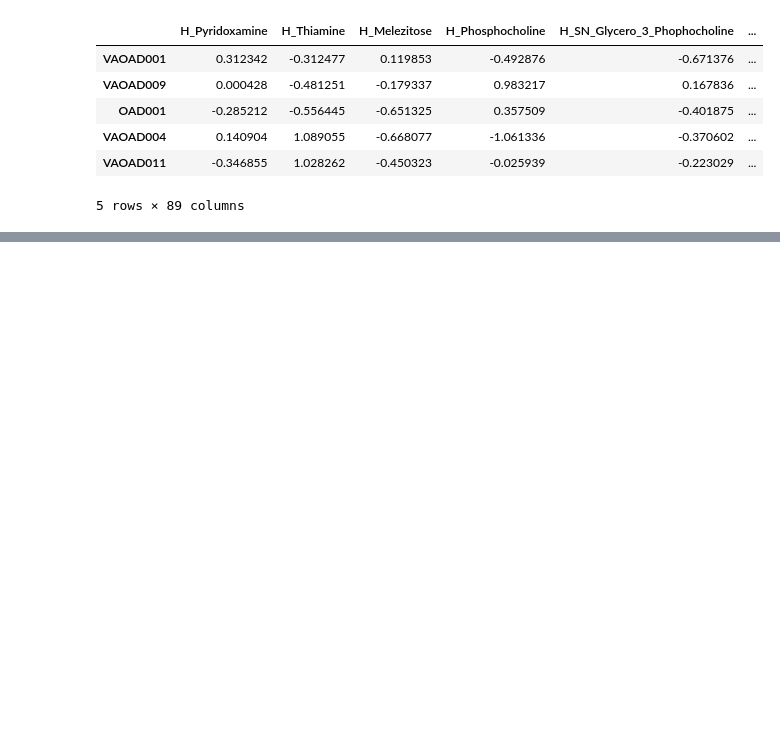
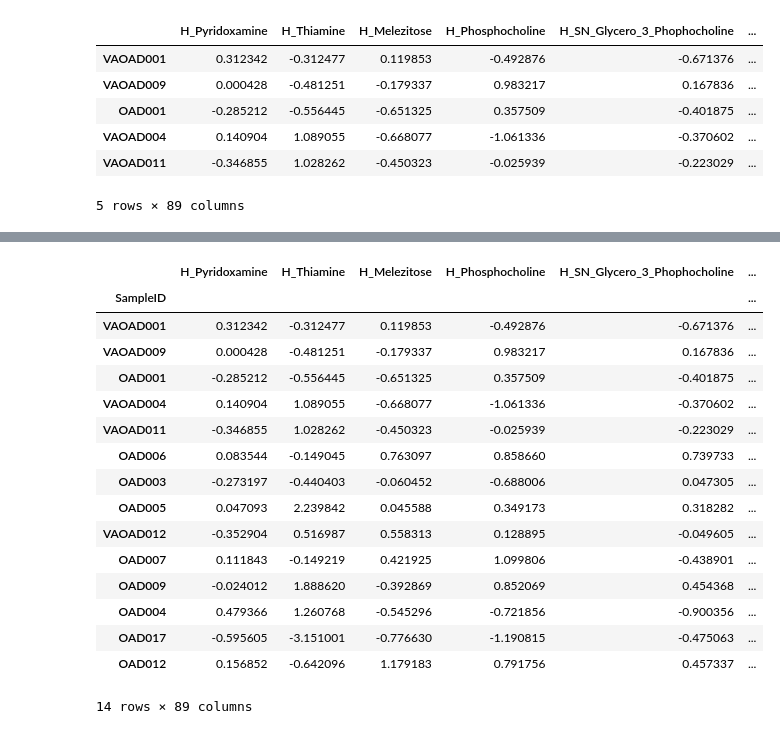
Before and after one commit to kbpi314/oa, a Jupyter notebook: code/oa_v4.ipynb, the cells around one changed output, grey strips where cells are left out. Drawn from its saved outputs; the diff is of its cells as text; code cells hidden in the pictures; blank space fills up the shorter version.

```diff
--- a/code/oa_v4.ipynb
+++ b/code/oa_v4.ipynb
@@ -1796,0 +1644,13 @@ path
+# %%
+# play testing mediation
+g = 'stool'
+df_M = pd.read_csv(path + 'inputs/cutie_df_meta_stool.tsv', sep='\t', index_col=0)
+df_M.iloc[:,:-1].to_csv(path + 'inputs/mediation_meta_stool_post_test.txt', sep='\t')
+
+df_Y = df_meta_paired[['VAS_Pt_diff', 'WOMAC_pain_diff']]
+df_Y.to_csv(path + 'inputs/mediation_WMdiff_test.txt', sep='\t')
+
+df_X = pd.read_csv(path + 'inputs/cutie_df_taxa_stool.tsv', sep='\t', index_col=0)
+df_X.index = df_X.index.map(lambda x: x.split('.post')[0].replace('-',''))
+df_X.to_csv(path + 'inputs/mediation_taxa_stool_post_test.txt', sep='\t')
+df_X.head()
@@ -1853,0 +1712,20 @@ sns.despine()
+# %%
+df_M
+# %% [output]
+|  | H_Pyridoxamine | H_Thiamine | H_Melezitose | H_Phosphocholine | H_SN_Glycero_3_Phophocholine | ... |
+| SampleID |  |  |  |  |  | ... |
+| VAOAD001 | 0.312342 | -0.312477 | 0.119853 | -0.492876 | -0.671376 | ... |
+| VAOAD009 | 0.000428 | -0.481251 | -0.179337 | 0.983217 | 0.167836 | ... |
+| OAD001 | -0.285212 | -0.556445 | -0.651325 | 0.357509 | -0.401875 | ... |
+| VAOAD004 | 0.140904 | 1.089055 | -0.668077 | -1.061336 | -0.370602 | ... |
+| VAOAD011 | -0.346855 | 1.028262 | -0.450323 | -0.025939 | -0.223029 | ... |
+| OAD006 | 0.083544 | -0.149045 | 0.763097 | 0.858660 | 0.739733 | ... |
+| OAD003 | -0.273197 | -0.440403 | -0.060452 | -0.688006 | 0.047305 | ... |
+| OAD005 | 0.047093 | 2.239842 | 0.045588 | 0.349173 | 0.318282 | ... |
+| VAOAD012 | -0.352904 | 0.516987 | 0.558313 | 0.128895 | -0.049605 | ... |
+| OAD007 | 0.111843 | -0.149219 | 0.421925 | 1.099806 | -0.438901 | ... |
+| OAD009 | -0.024012 | 1.888620 | -0.392869 | 0.852069 | 0.454368 | ... |
+| OAD004 | 0.479366 | 1.260768 | -0.545296 | -0.721856 | -0.900356 | ... |
+| OAD017 | -0.595605 | -3.151001 | -0.776630 | -1.190815 | -0.475063 | ... |
+| OAD012 | 0.156852 | -0.642096 | 1.179183 | 0.791756 | 0.457337 | ... |
+14 rows × 89 columns
```
Also changed, not shown: parts of 20 cells of this notebook, 1 other file.
